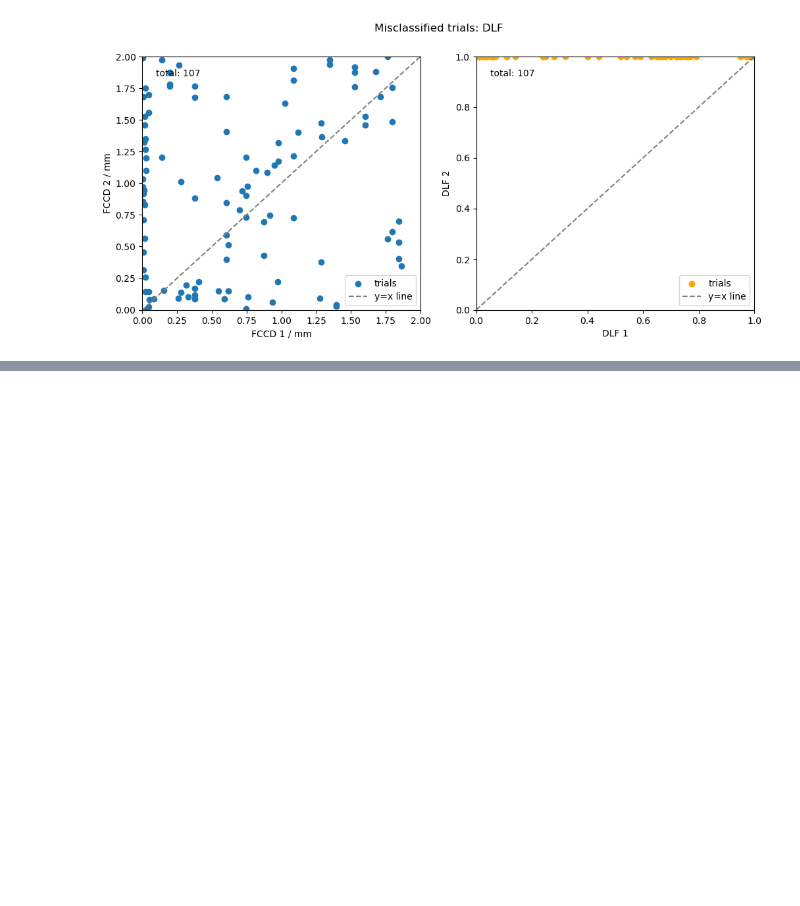
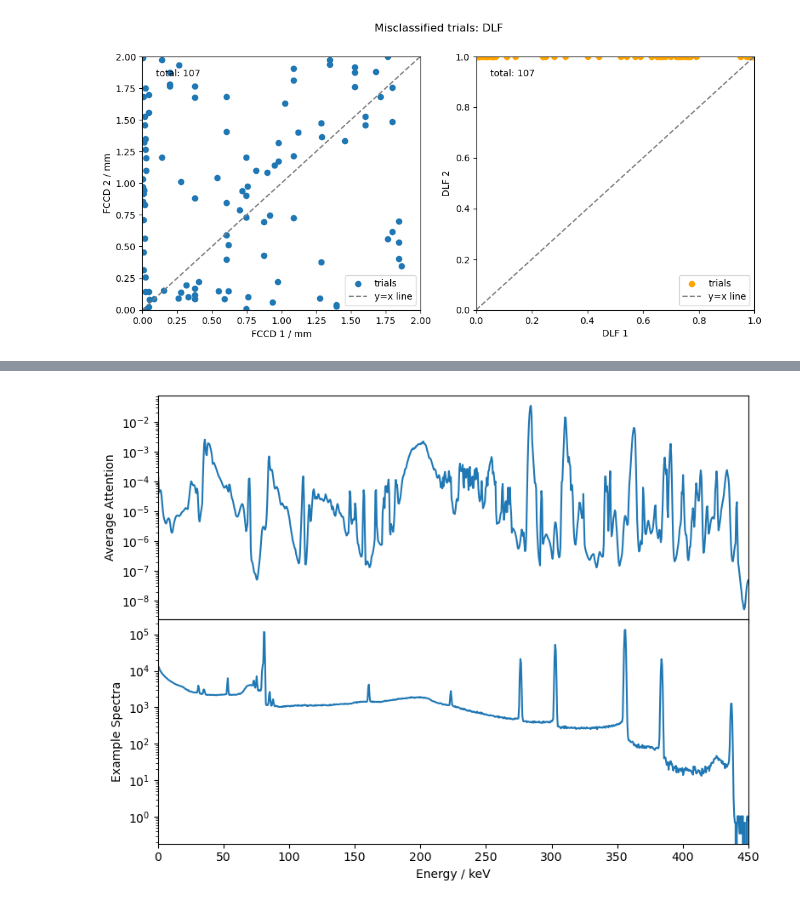
Before and after one commit to abialexander/RNN_DeadLayerFit, a Jupyter notebook: RNN_DeadLayerFit_MC2DLF1.ipynb, the cells around one changed output, grey strips where cells are left out. Cells and saved outputs as stored; diff of their text form; code cells hidden in the pictures; blank space fills up the shorter version.

```diff
--- a/RNN_DeadLayerFit_MC2DLF1.ipynb
+++ b/RNN_DeadLayerFit_MC2DLF1.ipynb
@@ -176,3 +184,6 @@ plot_multiple_attention(dataset, test_loader, model_path, attention_mechanism="n
 # %%
 #Plot average attention score
-average_attention = plot_average_attention(dataset, test_loader, model_path, RNN_ID=RNN_ID, save_plots = True)
+average_attention = plot_average_attention(dataset, test_loader, model_path, RNN_ID=RNN_ID, save_plots = True,
+                                          quantileRegressionDLF=True)
+# %% [output]
+[figure, added]
```
Also changed, not shown: parts of 18 cells of this notebook, 18 other files.
